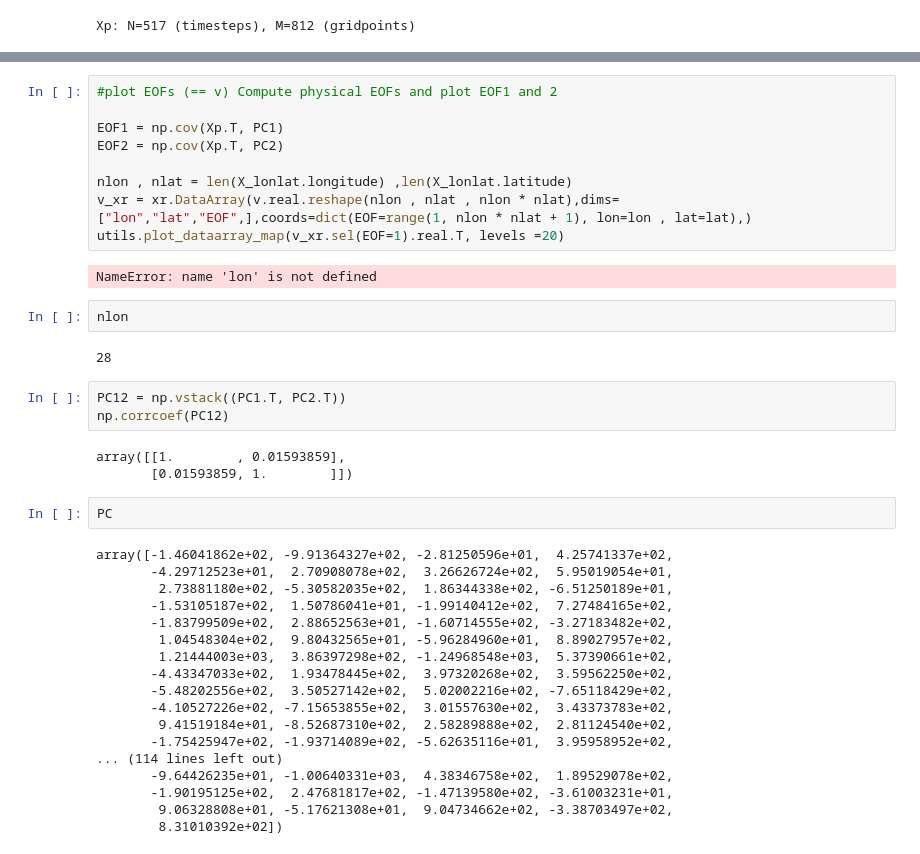
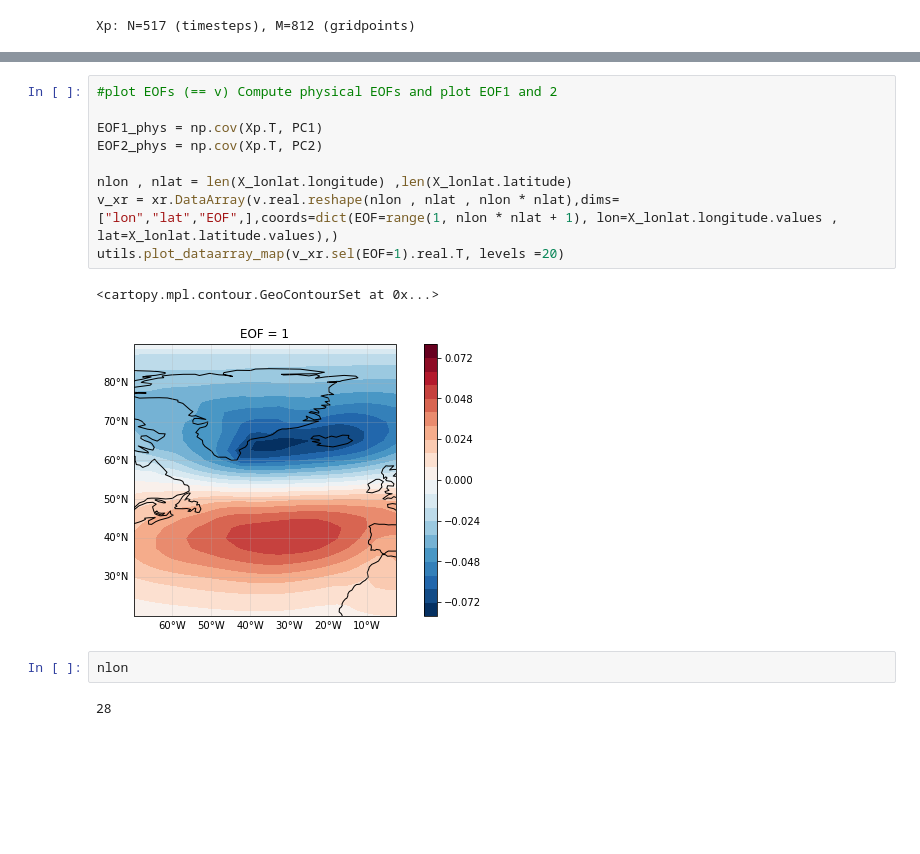
Before and after one commit to d3sp3r4t3Student/Statistical-Data-Analyses, a Jupyter notebook: demo_practical9.ipynb, the cells around one changed output, grey strips where cells are left out. Cells and saved outputs as stored; diff of their text form; blank space fills up the shorter version.

```diff
--- a/demo_practical9.ipynb
+++ b/demo_practical9.ipynb
@@ -91,41 +91,16 @@ plt.show()
 # %%
 #plot EOFs (== v) Compute physical EOFs and plot EOF1 and 2
 
-EOF1 = np.cov(Xp.T, PC1)
-EOF2 = np.cov(Xp.T, PC2)
+EOF1_phys = np.cov(Xp.T, PC1)
+EOF2_phys = np.cov(Xp.T, PC2)
 
 nlon , nlat = len(X_lonlat.longitude) ,len(X_lonlat.latitude)
-v_xr = xr.DataArray(v.real.reshape(nlon , nlat , nlon * nlat),dims=["lon","lat","EOF",],coords=dict(EOF=range(1, nlon * nlat + 1), lon=lon , lat=lat),)
+v_xr = xr.DataArray(v.real.reshape(nlon , nlat , nlon * nlat),dims=["lon","lat","EOF",],coords=dict(EOF=range(1, nlon * nlat + 1), lon=X_lonlat.longitude.values , lat=X_lonlat.latitude.values),)
 utils.plot_dataarray_map(v_xr.sel(EOF=1).real.T, levels =20)
 # %% [output]
-NameError: name 'lon' is not defined
+<cartopy.mpl.contour.GeoContourSet at 0x...>
+[figure, added]
 # %%
 nlon
 # %% [output]
 28
-# %%
-PC12 = np.vstack((PC1.T, PC2.T))
-np.corrcoef(PC12)
-# %% [output]
-array([[1.        , 0.01593859],
-       [0.01593859, 1.        ]])
-# %%
-PC
-# %% [output]
-array([-1.46041862e+02, -9.91364327e+02, -2.81250596e+01,  4.25741337e+02,
-       -4.29712523e+01,  2.70908078e+02,  3.26626724e+02,  5.95019054e+01,
-        2.73881180e+02, -5.30582035e+02,  1.86344338e+02, -6.51250189e+01,
-       -1.53105187e+02,  1.50786041e+01, -1.99140412e+02,  7.27484165e+02,
-       -1.83799509e+02,  2.88652563e+01, -1.60714555e+02, -3.27183482e+02,
-        1.04548304e+02,  9.80432565e+01, -5.96284960e+01,  8.89027957e+02,
-        1.21444003e+03,  3.86397298e+02, -1.24968548e+03,  5.37390661e+02,
-       -4.43347033e+02,  1.93478445e+02,  3.97320268e+02,  3.59562250e+02,
-       -5.48202556e+02,  3.50527142e+02,  5.02002216e+02, -7.65118429e+02,
-       -4.10527226e+02, -7.15653855e+02,  3.01557630e+02,  3.43373783e+02,
-        9.41519184e+01, -8.52687310e+02,  2.58289888e+02,  2.81124540e+02,
-       -1.75425947e+02, -1.93714089e+02, -5.62635116e+01,  3.95958952e+02,
-... (114 lines left out)
-       -9.64426235e+01, -1.00640331e+03,  4.38346758e+02,  1.89529078e+02,
-       -1.90195125e+02,  2.47681817e+02, -1.47139580e+02, -3.61003231e+01,
-        9.06328808e+01, -5.17621308e+01,  9.04734662e+02, -3.38703497e+02,
-        8.31010392e+02])
```
Also changed, not shown: parts of 1 cell of this notebook, 2 other files.
